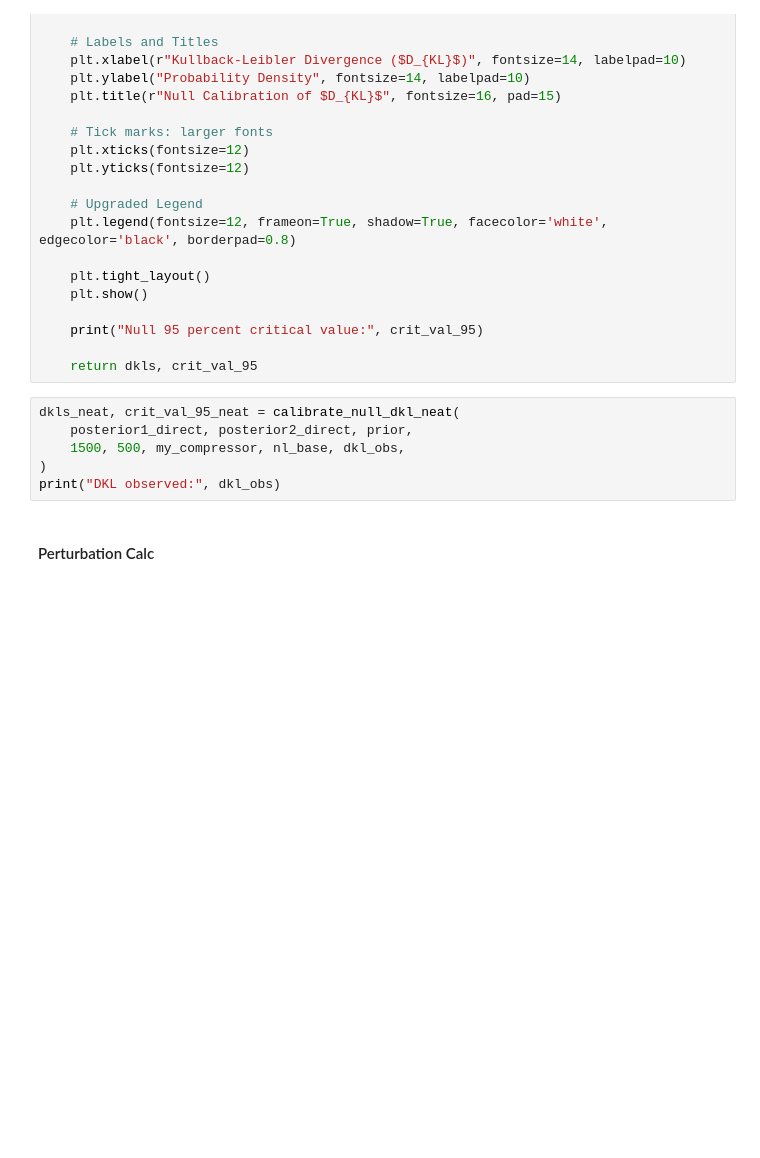
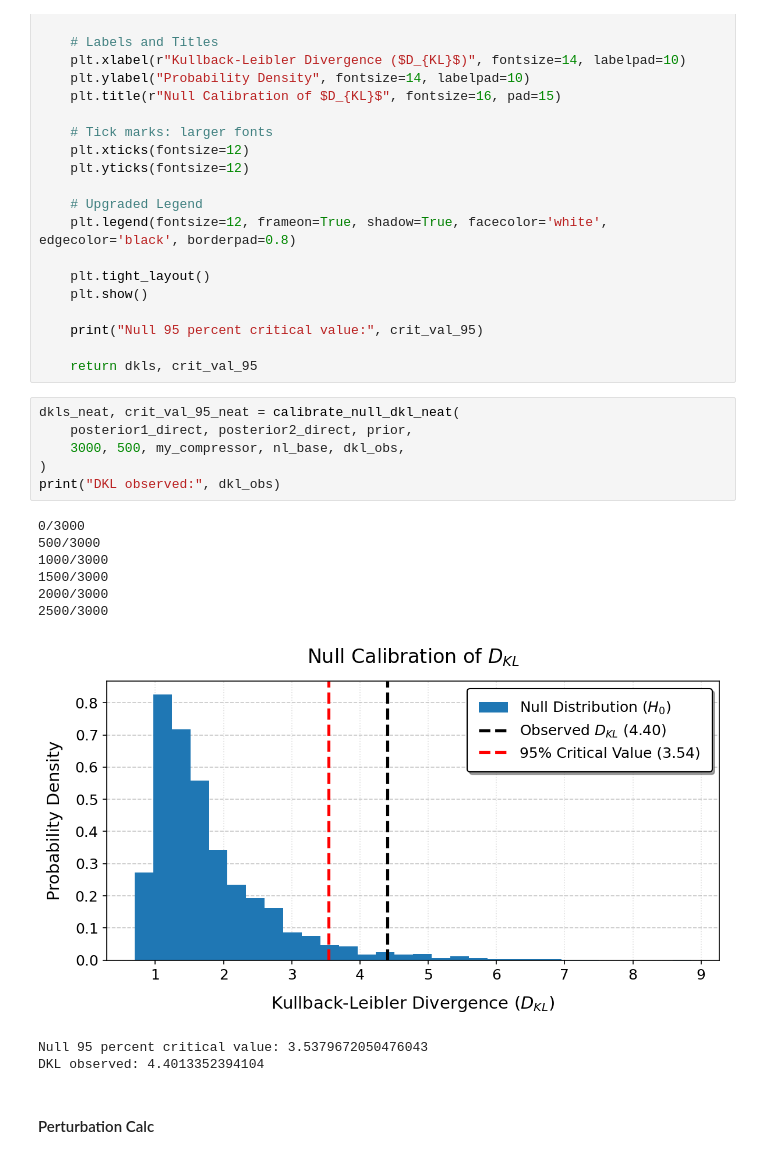
Before and after one commit to jayvasireddy/Part-III-Research-Project, a Jupyter notebook: CMB_Test_Noise_Detector_newest.ipynb, the cells around one changed output. Saved outputs shown, nothing was run; the diff lists cells and outputs as text; blank space fills up the shorter version.

```diff
--- a/CMB_Test_Noise_Detector_newest.ipynb
+++ b/CMB_Test_Noise_Detector_newest.ipynb
@@ -630,9 +635,19 @@ def calibrate_null_dkl_neat(posterior1, posterior2, prior, N, n_theta, compresso
 # %%
 dkls_neat, crit_val_95_neat = calibrate_null_dkl_neat(
     posterior1_direct, posterior2_direct, prior,
-    1500, 500, my_compressor, nl_base, dkl_obs,
+    3000, 500, my_compressor, nl_base, dkl_obs,
 )
 print("DKL observed:", dkl_obs)
+# %% [output]
+0/3000
+500/3000
+1000/3000
+1500/3000
+2000/3000
+2500/3000
+[figure, added]
+Null 95 percent critical value: 3.5379672050476043
+DKL observed: 4.4013352394104
 # %% [markdown]
 #### Perturbation Calc
 # %%
```
Also changed, not shown: parts of 15 cells of this notebook, 6 other files.
